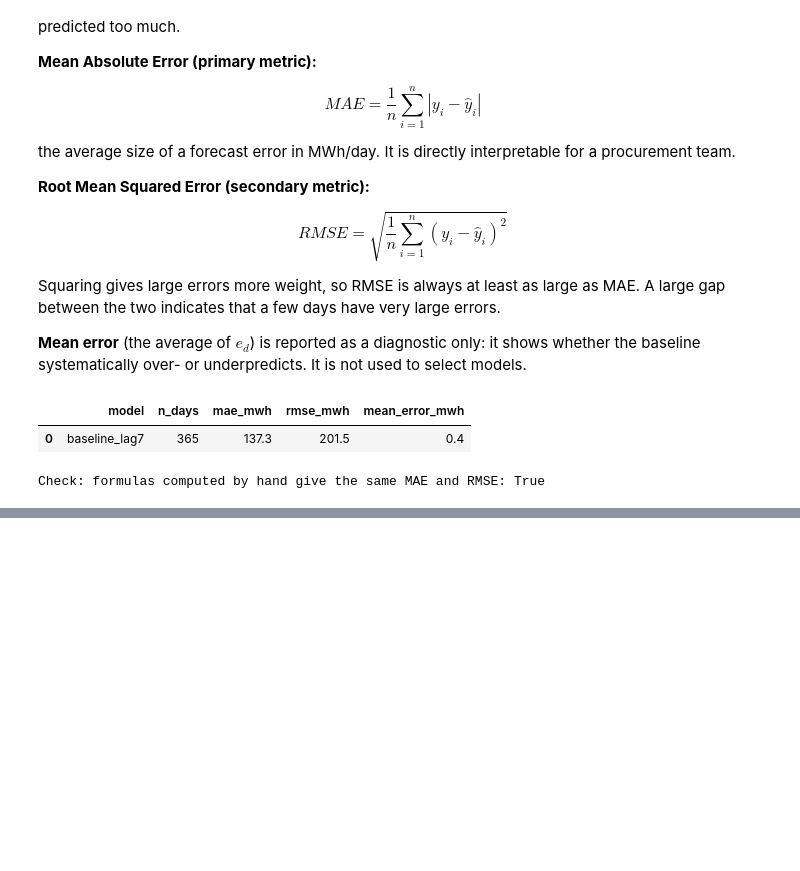
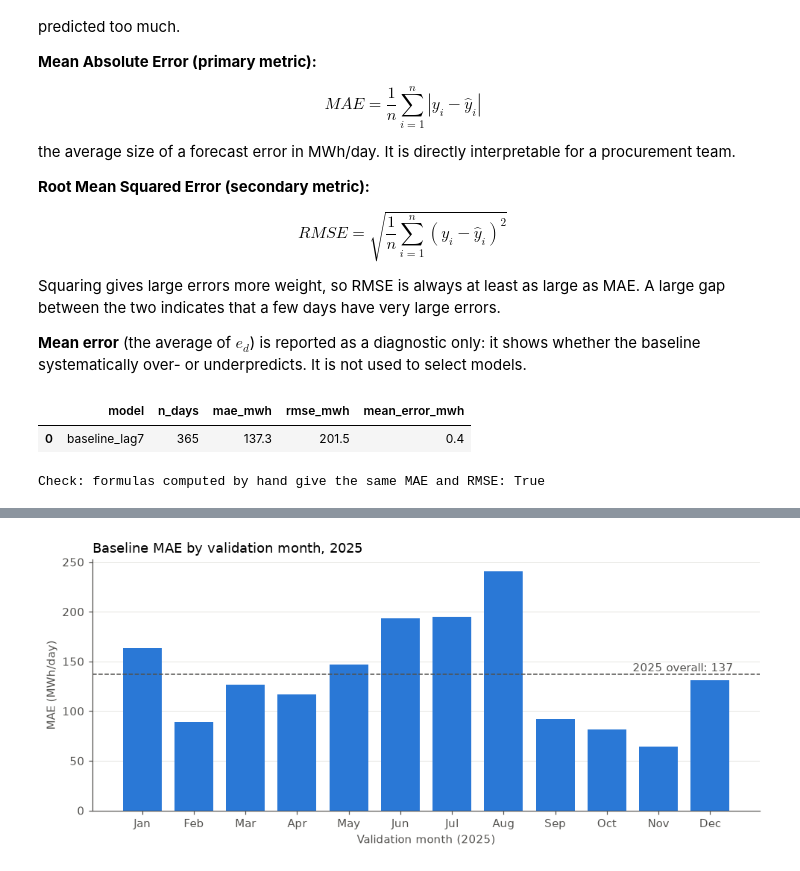
Before and after one commit to LaraMileto/DSF_forecasting_electricity_consumption_Basel, a Jupyter notebook: code/05_baselines.ipynb, the cells around one changed output, grey strips where cells are left out. Drawn from its saved outputs; the diff is of its cells as text; code cells hidden in the pictures; blank space fills up the shorter version.

```diff
--- a/code/05_baselines.ipynb
+++ b/code/05_baselines.ipynb
@@ -352,0 +359,19 @@ Check: formulas computed by hand give the same MAE and RMSE: True
+# %%
+# Monthly baseline performance in 2025 (one row per validation month = fold)
+monthly_rows = []
+for month, group in val.groupby("validation_month"):
+    monthly_rows.append({
+        "model": MODEL_NAME,
+        "validation_month": month,
+        **compute_metrics(group["actual_mwh"], group["predicted_mwh"]),
+        "n_fallback": int((group["baseline_lag_used"] != "lag_7").sum()),
+    })
+baseline_monthly = pd.DataFrame(monthly_rows)
+
+# Checks: 12 months, all 365 days covered, monthly results consistent with the overall MAE
+assert len(baseline_monthly) == 12 and baseline_monthly["n_days"].sum() == len(val)
+weighted_mae = (baseline_monthly["mae_mwh"] * baseline_monthly["n_days"]).sum() / baseline_monthly["n_days"].sum()
+assert np.isclose(weighted_mae, baseline_overall.loc[0, "mae_mwh"])
+print("Check: day-weighted average of monthly MAE equals overall MAE: True")
+
+display(baseline_monthly.round(1))
@@ -352,0 +465,18 @@ Check: formulas computed by hand give the same MAE and RMSE: True
+# %%
+# Figure 3: monthly MAE, with the overall MAE as reference
+overall_mae = baseline_overall.loc[0, "mae_mwh"]
+month_labels = pd.to_datetime(baseline_monthly["validation_month"]).dt.strftime("%b")
+
+fig, ax = plt.subplots(figsize=(9, 4))
+ax.bar(month_labels, baseline_monthly["mae_mwh"], width=0.75, color=COLOR_ACTUAL)
+ax.axhline(overall_mae, color=COLOR_INK, linewidth=1, linestyle="--")
+ax.text(11.45, overall_mae, f"2025 overall: {overall_mae:.0f}", va="bottom", ha="right", color=COLOR_INK)
+ax.set_title("Baseline MAE by validation month, 2025", loc="left")
+ax.set_xlabel("Validation month (2025)")
+ax.set_ylabel("MAE (MWh/day)")
+ax.grid(axis="x", visible=False)
+fig.tight_layout()
+fig.savefig(FIG_DIR / "baseline_2025_monthly_mae.png", bbox_inches="tight")
+plt.show()
+# %% [output]
+[figure, added]
```
Also changed, not shown: parts of 5 cells of this notebook.
